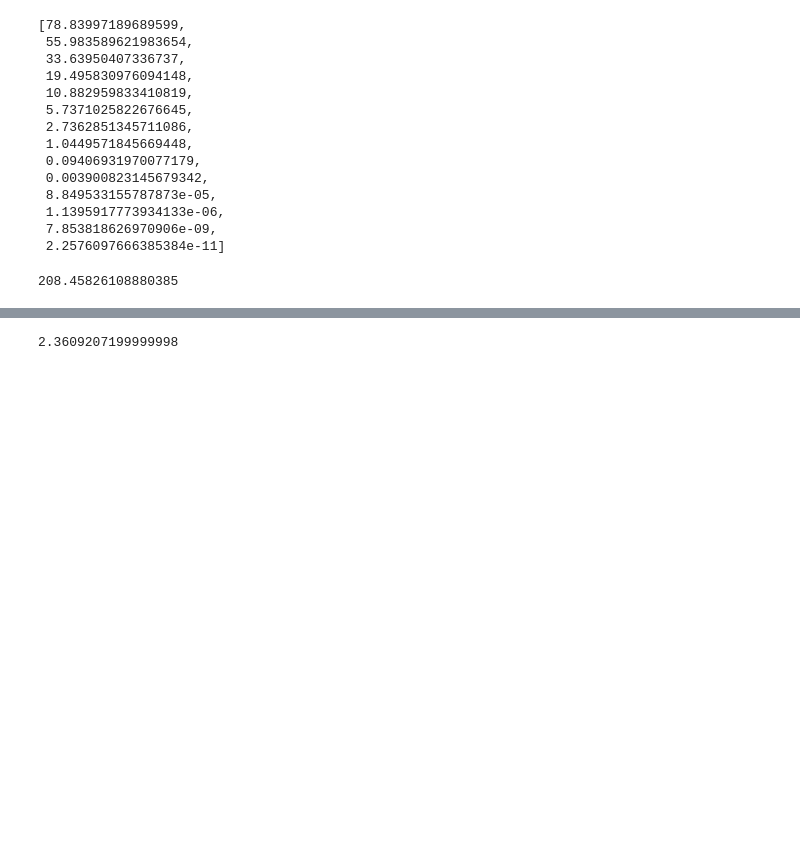
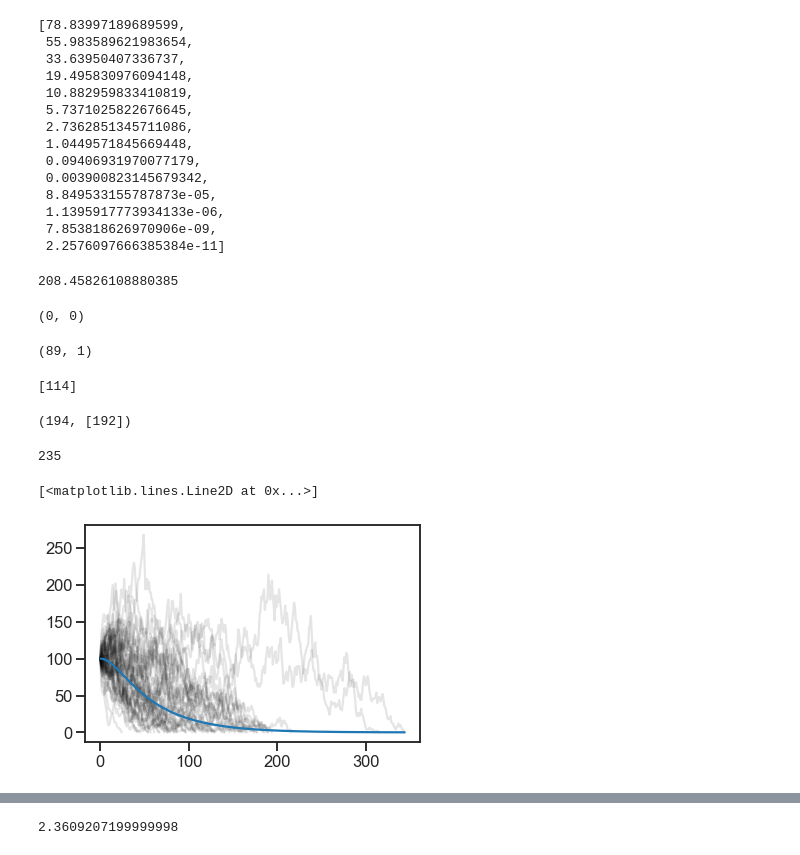
Before and after one commit to rbazev/doomed, a Jupyter notebook: python/demo.ipynb, the cells around one changed output, grey strips where cells are left out. Cells and saved outputs as stored; diff of their text form; code cells hidden in the pictures; blank space fills up the shorter version.

```diff
--- a/python/demo.ipynb
+++ b/python/demo.ipynb
@@ -62,0 +75,39 @@ ENt([89, 78, 67, 56, 45, 34, 23, 12], 6, .06, .02)
+# %%
+u = 0.02
+s = 0.06
+ind_step(.5, 0, s, u)
+# %% [output]
+(0, 0)
+# %%
+u = 0.02
+s = 0.06
+z = 100
+class_step(z, 1, s, u)
+# %% [output]
+(89, 1)
+# %%
+u = 0.02
+s = 0.06
+z = [100]
+pop_step(z, s, u)
+# %% [output]
+[114]
+# %%
+n, k, t, clicks, zz = sim(z, s, u)
+t, clicks
+# %% [output]
+(194, [192])
+# %%
+ext_times.max()
+# %% [output]
+235
+# %%
+nreps = 50
+pop_sizes, ext_times, clicks = simult(z, nreps, s, u)
+for i in range(nreps):
+    plt.plot(pop_sizes[:(ext_times[i]+1),i], 'k-', alpha=.1)
+expected = [ENt(List(z), t, s, u) for t in range(ext_times.max()+1)]
+plt.plot(expected)
+# %% [output]
+[<matplotlib.lines.Line2D at 0x...>]
+[figure, added]
```
Also changed, not shown: parts of 31 cells of this notebook, 1 other file.
